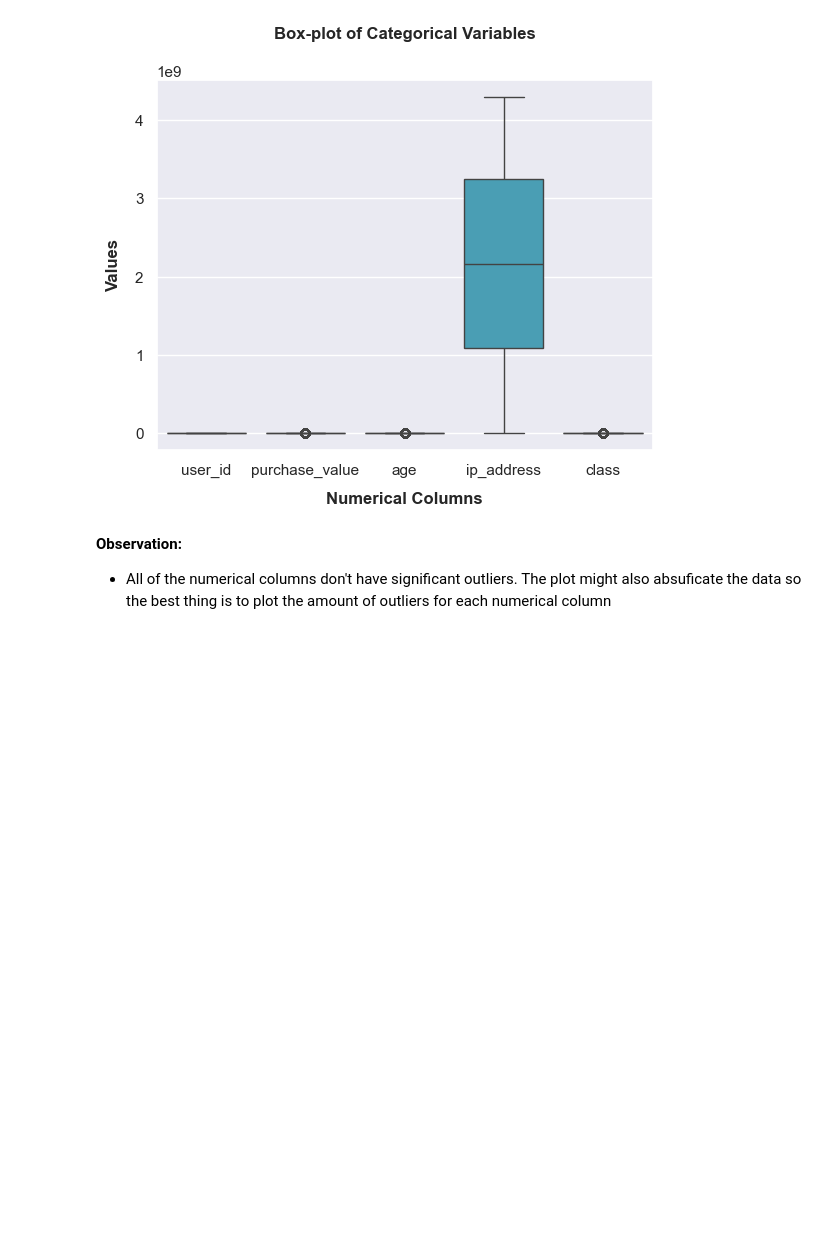
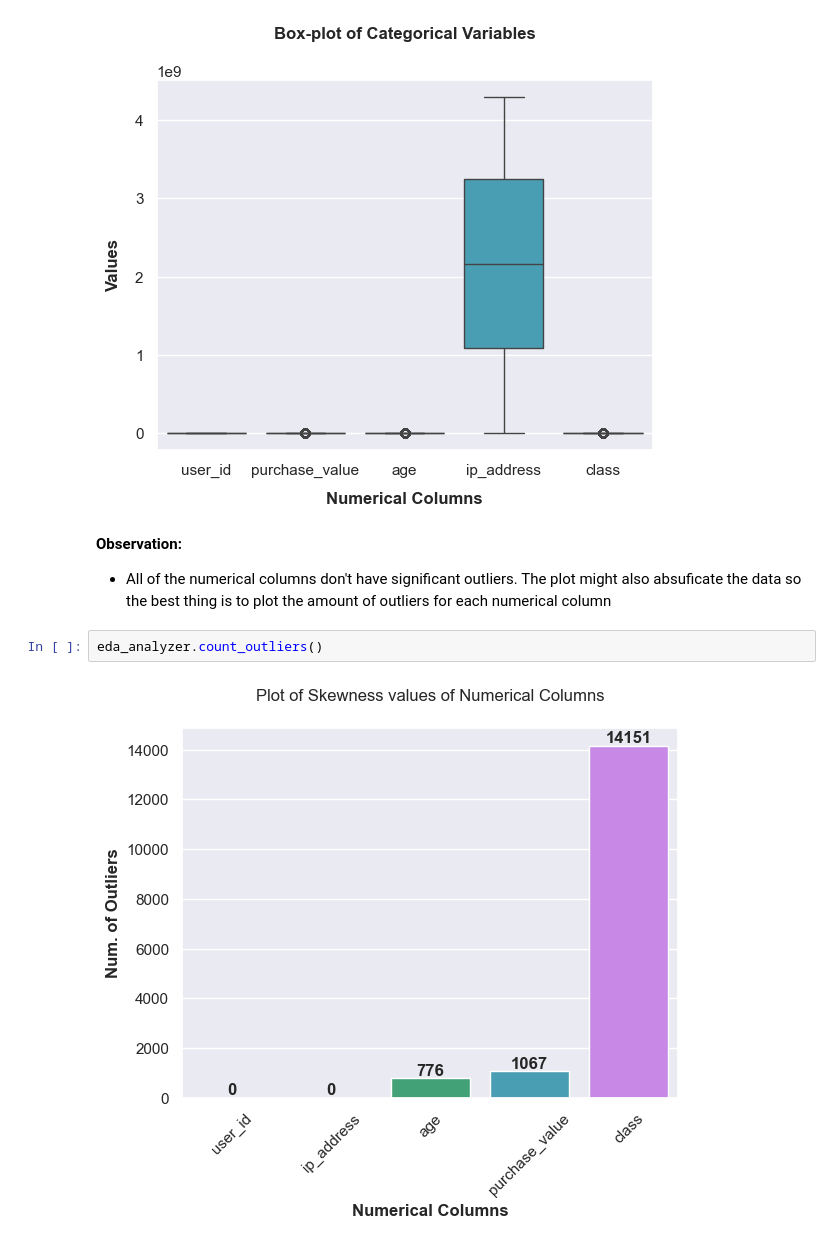
Before and after one commit to WildCayote/Adey-Innovations-Fraud-Detection, a Jupyter notebook: notebooks/exploratory_data_analysis.ipynb, the cells around one changed output. Cells and saved outputs as stored; diff of their text form; blank space fills up the shorter version.

Commit message:
Feat: Plotted the outliers count for each numerical columns and interpreted it

```diff
--- a/notebooks/exploratory_data_analysis.ipynb
+++ b/notebooks/exploratory_data_analysis.ipynb
@@ -181,3 +181,7 @@ eda_analyzer.outlire_detection()
 **Observation:**
 
 - All of the numerical columns don't have significant outliers. The plot might also absuficate the data so the best thing is to plot the amount of outliers for each numerical column
+# %%
+eda_analyzer.count_outliers()
+# %% [output]
+[figure, added]
```
Also changed, not shown: parts of 1 cell of this notebook.
